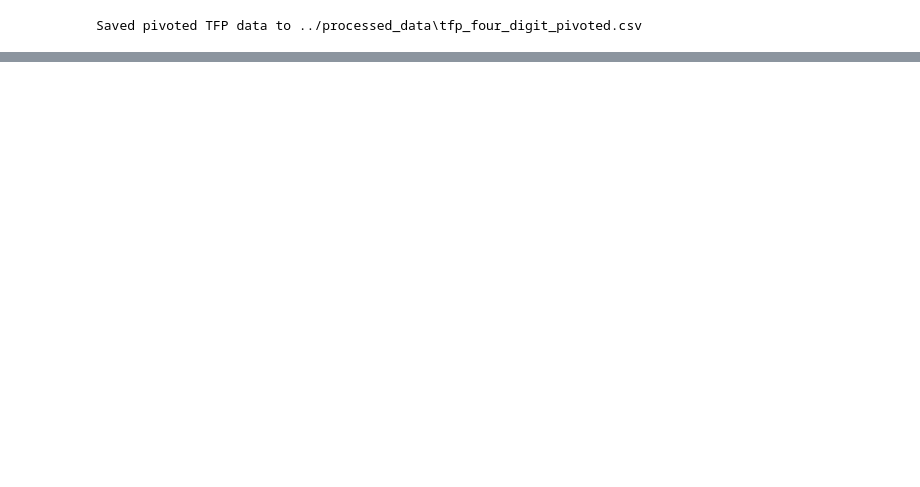
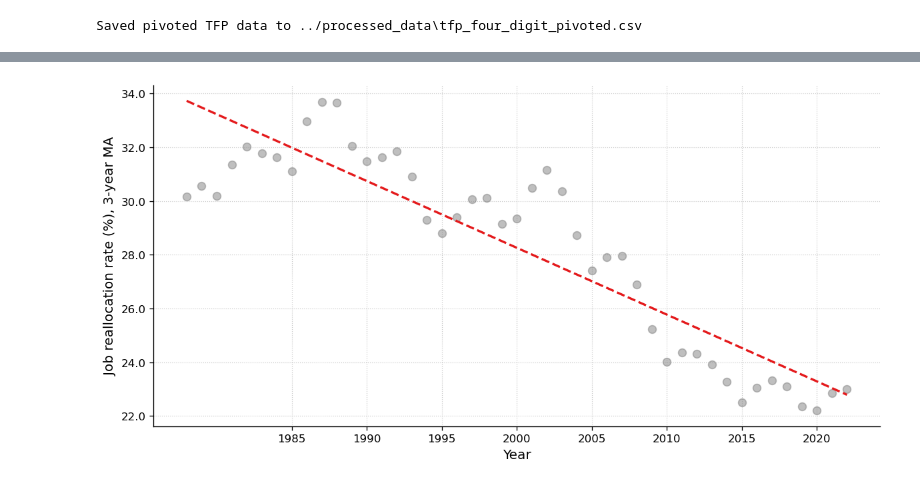
Before and after one commit to daniel-seymour/EC334-Summative, a Jupyter notebook: final_for_submission/final.ipynb, the cells around one changed output, grey strips where cells are left out. Cells and saved outputs as stored; diff of their text form; code cells hidden in the pictures; blank space fills up the shorter version.

```diff
--- a/final_for_submission/final.ipynb
+++ b/final_for_submission/final.ipynb
@@ -154,0 +850,63 @@ Saved pivoted TFP data to ../processed_data\tfp_four_digit_pivoted.csv
+# %%
+df_plot = (
+    merged
+      .groupby('year')[ 'reallocation_rate_3yr_avg' ]
+      .mean()
+      .reset_index()
+)
+# %%
+X = df_plot[['year']].values
+y = df_plot['reallocation_rate_3yr_avg'].values
+model = LinearRegression().fit(X, y)
+y_trend = model.predict(X)
+
+plt.style.use('default')
+fig, ax = plt.subplots(figsize=(10, 5), dpi=120)
+ax.set_facecolor('white')
+
+ax.scatter(
+    df_plot['year'],
+    y,
+    s=50,
+    color='grey',
+    alpha=0.5,
+)
+
+ax.plot(
+    df_plot['year'],
+    y_trend,
+    linestyle='--',
+    linewidth=2,
+    color='#E41A1C')
+
+y_min = np.floor(y.min())
+y_max = np.ceil(y.max())
+y_range = y_max - y_min
+
+if y_range <= 5:
+    tick_spacing = 0.5  # For small ranges
+elif y_range <= 10:
+    tick_spacing = 1.0  # For medium ranges
+else:
+    tick_spacing = 2.0  # For large ranges
+
+y_ticks = np.arange(y_min, y_max + tick_spacing, tick_spacing)
+ax.set_yticks(y_ticks)
+ax.yaxis.set_major_formatter('{x:.1f}')  # show one decimal place
+
+ax.set_xticks(range(1985, df_plot['year'].max()+1, 5))
+
+ax.spines['top'].set_visible(False)
+ax.spines['right'].set_visible(False)
+
+ax.grid(which='major', linestyle=':', linewidth=0.7, alpha=0.7)
+ax.set_axisbelow(True)
+
+ax.set_xlabel('Year', fontsize=12)
+ax.set_ylabel('Job reallocation rate (%), 3-year MA', fontsize=12)
+
+plt.tight_layout()
+plt.savefig('../figures/job_reallocation_rate_trend.png', dpi=300, bbox_inches='tight')
+plt.show()
+# %% [output]
+[figure, added]
```
Also changed, not shown: parts of 166 cells of this notebook, 31 other files.
